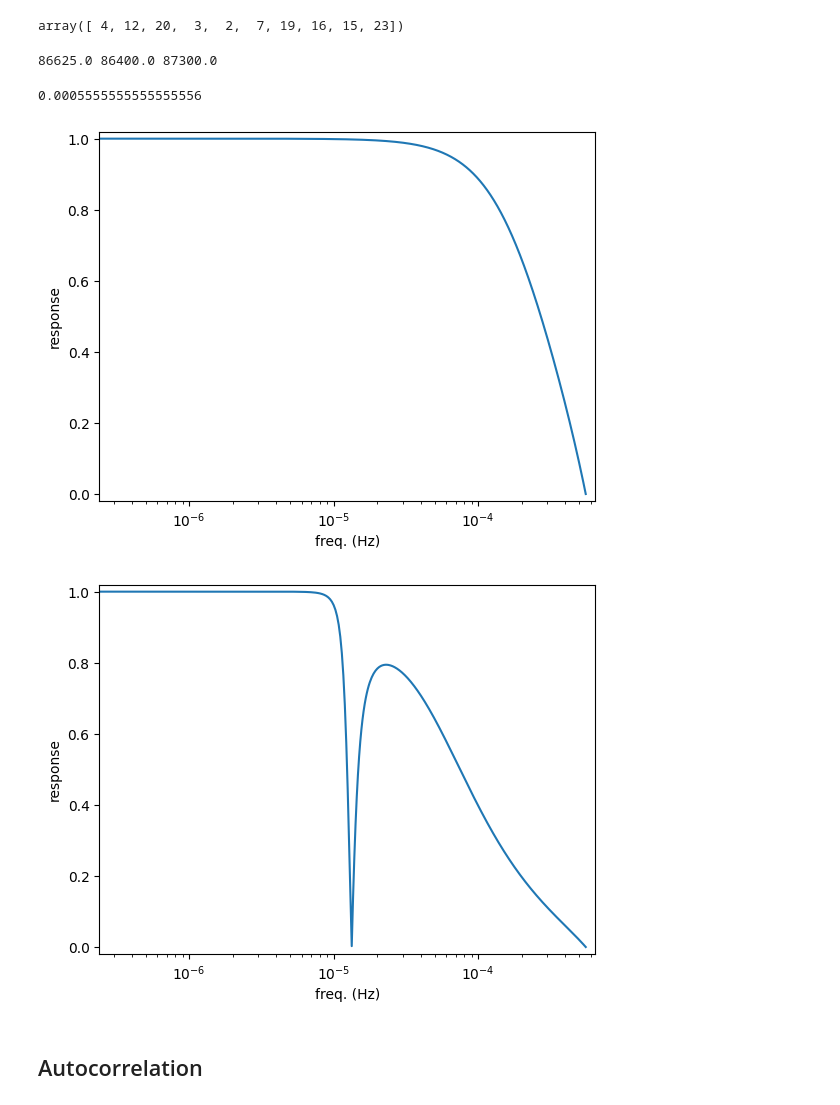
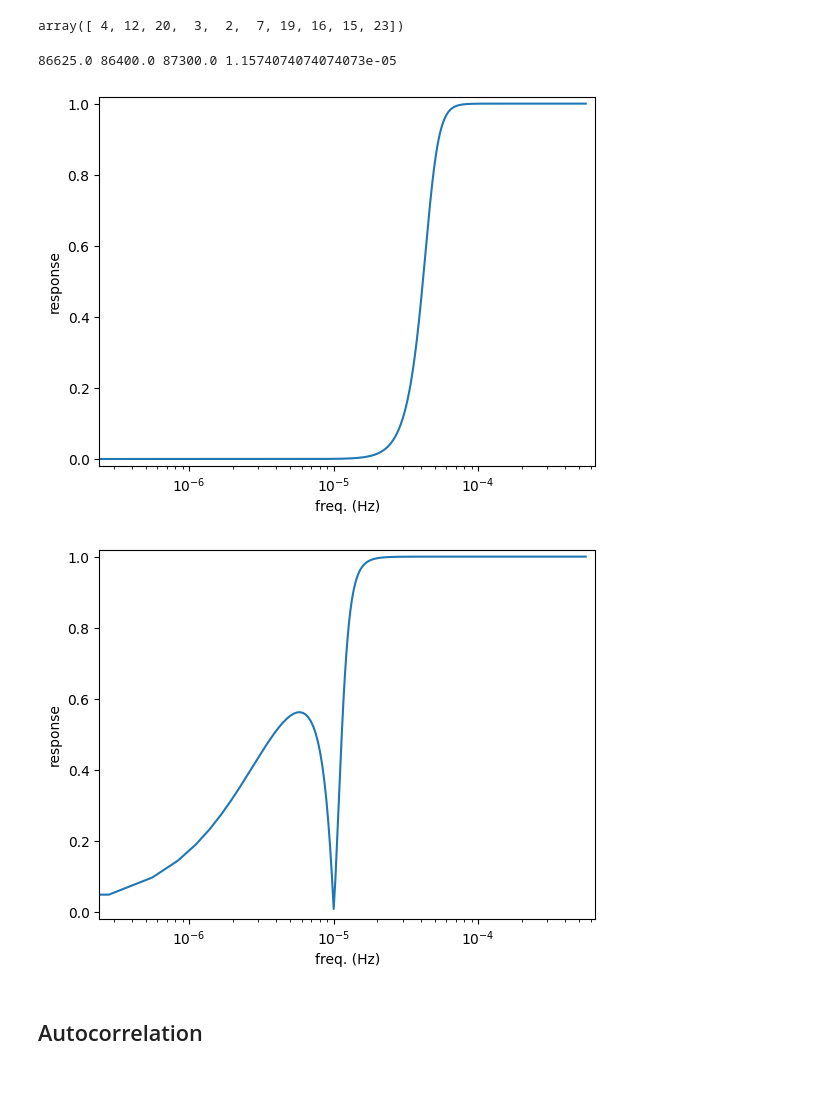
Before and after one commit to juliet29/windows, a Jupyter notebook: analysis/notebooks/230524_peak_remove.ipynb, the cells around one changed output. Cells and saved outputs as stored; diff of their text form; code cells hidden in the pictures.

```diff
--- a/analysis/notebooks/230524_peak_remove.ipynb
+++ b/analysis/notebooks/230524_peak_remove.ipynb
@@ -24,10 +24,9 @@ import scipy.signal
 a00, a01 = h.import_desired_data("A", "15T")
 # TODO edit in function
 a00.set_index(a00["DateTime"].values, inplace=True)
-temp = a01["Temp C"]
-time = a01["DateTime"]
+
 amb = a01["Ambient Temp"]
-a01.set_index(time.values, inplace=True)
+# a01.set_index(time.values, inplace=True)
 print(a00["Window Open"].unique(), a01["Window Open"].unique(), a00.columns)
 # %% [output]
 [1.] [0. 1.] Index(['DateTime', 'Temp C', 'RH %', 'Room', 'Ambient Temp', 'Ambient RH',
@@ -176,19 +264,19 @@ big_peak = 1/f_ddt_sort[0]
 
 inter_sample_time # 15 mins
 day_length = inter_sample_time* 4 * 24
+day_length_freq = 1/ day_length
 day_length_2 = (inter_sample_time* 4 * 24 ) + 900
 
-print(big_peak, day_length, day_length_2, )
+print(big_peak, day_length, day_length_2, day_length_freq )
 # %% [output]
-86625.0 86400.0 87300.0
+86625.0 86400.0 87300.0 1.1574074074074073e-05
-# %%
-nyquist_freq = sampling_freq / 2
-nyquist_freq
-# %% [output]
-0.0005555555555555556
 # %%
+nyquist_freq = sampling_freq / 2
+nyquist_freq
+
+
 # Design a butterworth filter
-b, a = scipy.signal.butter(1, 18e-5 / nyquist_freq, btype='low')
+b, a = scipy.signal.butter(5, f_ddt_sort[0]*4/ nyquist_freq, btype='high')
 
 # b2, a2 = scipy.signal.cheby1(3, 1.16e-5 / nyquist_freq, btype='high')
 
@@ -201,20 +289,20 @@ plt.xlabel('freq. (Hz)')
 plt.ylabel('response')
 plt.margins(0.02)
 # %% [output]
-[figure, old version]
+[figure, new version]
 # %%
-b, a = scipy.signal.cheby2(3, 2, f_ddt_sort[0] / nyquist_freq, btype='low')
+b, a = scipy.signal.cheby2(3, 5,  day_length_freq / nyquist_freq, btype='high')
 
 # Get frequency response curve
 w, hf = scipy.signal.freqz(b, a, worN=2000)
 
 # Make plot
 plt.semilogx((nyquist_freq / np.pi) * w, abs(hf))
 plt.xlabel('freq. (Hz)')
 plt.ylabel('response')
 plt.margins(0.02)
 # %% [output]
-[figure, old version]
+[figure, new version]
 # %%
 freqdf["filted ddt"] = scipy.signal.lfilter(b, a, freqdf["ddt_dif_xt"])
 
```
Also changed, not shown: parts of 11 cells of this notebook.
